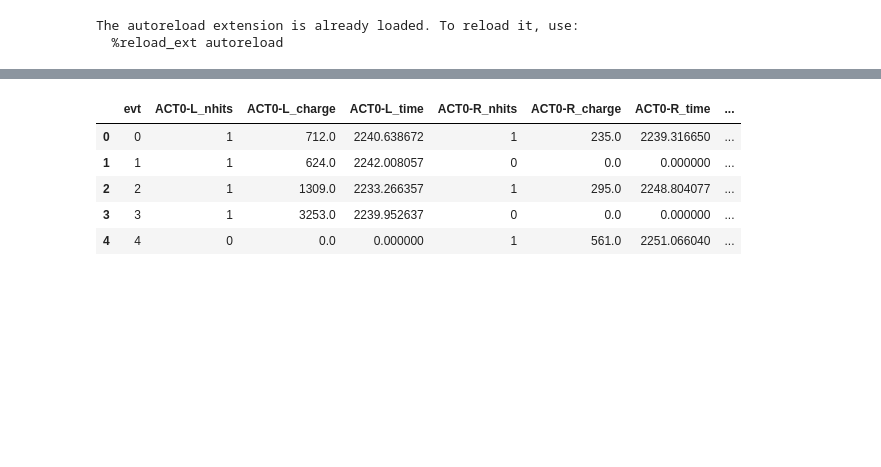
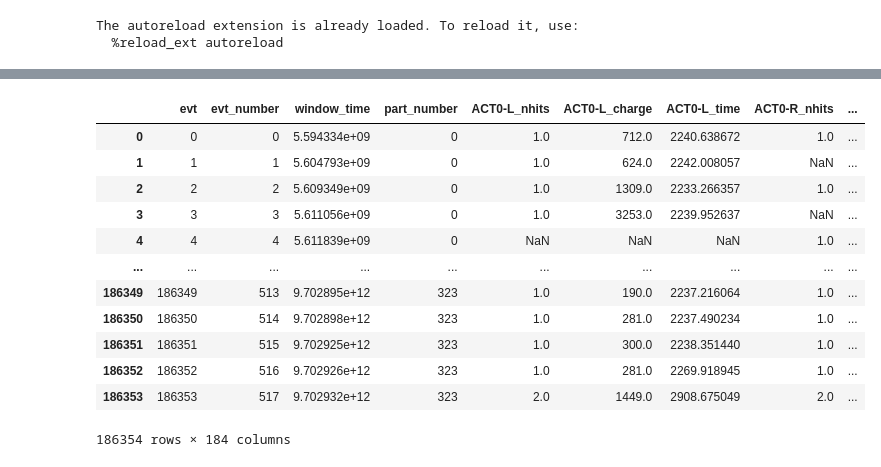
Before and after one commit to elenaramos44/WCTE_BRB_Data_Analysis, a Jupyter notebook: NB/test_func.ipynb, the cells around one changed output, grey strips where cells are left out. Cells and saved outputs as stored; diff of their text form; code cells hidden in the pictures; blank space fills up the shorter version.

```diff
--- a/NB/test_func.ipynb
+++ b/NB/test_func.ipynb
@@ -27,2 +46,7 @@ part_files = get_part_files(run_files)
 # %%
-df_all = create_df_all(concat_dfs(select_good_parts(part_files, run_files), run_files), map)
+# First Approach:
+# - Creating a DataFrame for every part file
+# - Creating an event summary dataframe for every part file
+# - Concat Everything
+# - Faster
+df_all = concat_dfs(select_good_parts(part_files, run_files), run_files, map)
@@ -30,0 +53,6 @@ Creating big DataFrame...
+# %%
+cols = df_all.columns.tolist()
+cols.insert(1, cols.pop(cols.index('evt_number')))
+cols.insert(2, cols.pop(cols.index('window_time')))
+cols.insert(3, cols.pop(cols.index('part_number')))
+df_all = df_all[cols]
@@ -31,11 +82,18 @@ Creating big DataFrame...
 # %%
-df_extended = df_extend(df_all)
+df_extended = df_extend(df_all, 6)
 # %%
-df_extended.head()
+df_extended
 # %% [output]
-|  | evt | ACT0-L_nhits | ACT0-L_charge | ACT0-L_time | ACT0-R_nhits | ACT0-R_charge | ACT0-R_time | ... |
-| 0 | 0 | 1 | 712.0 | 2240.638672 | 1 | 235.0 | 2239.316650 | ... |
-| 1 | 1 | 1 | 624.0 | 2242.008057 | 0 | 0.0 | 0.000000 | ... |
-| 2 | 2 | 1 | 1309.0 | 2233.266357 | 1 | 295.0 | 2248.804077 | ... |
-| 3 | 3 | 1 | 3253.0 | 2239.952637 | 0 | 0.0 | 0.000000 | ... |
-| 4 | 4 | 0 | 0.0 | 0.000000 | 1 | 561.0 | 2251.066040 | ... |
+|  | evt | evt_number | window_time | part_number | ACT0-L_nhits | ACT0-L_charge | ACT0-L_time | ACT0-R_nhits | ... |
+| 0 | 0 | 0 | 5.594334e+09 | 0 | 1.0 | 712.0 | 2240.638672 | 1.0 | ... |
+| 1 | 1 | 1 | 5.604793e+09 | 0 | 1.0 | 624.0 | 2242.008057 | NaN | ... |
+| 2 | 2 | 2 | 5.609349e+09 | 0 | 1.0 | 1309.0 | 2233.266357 | 1.0 | ... |
+| 3 | 3 | 3 | 5.611056e+09 | 0 | 1.0 | 3253.0 | 2239.952637 | NaN | ... |
+| 4 | 4 | 4 | 5.611839e+09 | 0 | NaN | NaN | NaN | 1.0 | ... |
+| ... | ... | ... | ... | ... | ... | ... | ... | ... | ... |
+| 186349 | 186349 | 513 | 9.702895e+12 | 323 | 1.0 | 190.0 | 2237.216064 | 1.0 | ... |
+| 186350 | 186350 | 514 | 9.702898e+12 | 323 | 1.0 | 281.0 | 2237.490234 | 1.0 | ... |
+| 186351 | 186351 | 515 | 9.702925e+12 | 323 | 1.0 | 300.0 | 2238.351440 | 1.0 | ... |
+| 186352 | 186352 | 516 | 9.702926e+12 | 323 | 1.0 | 281.0 | 2269.918945 | 1.0 | ... |
+| 186353 | 186353 | 517 | 9.702932e+12 | 323 | 2.0 | 1449.0 | 2908.675049 | 2.0 | ... |
+186354 rows × 184 columns
```
Also changed, not shown: parts of 13 cells of this notebook.
